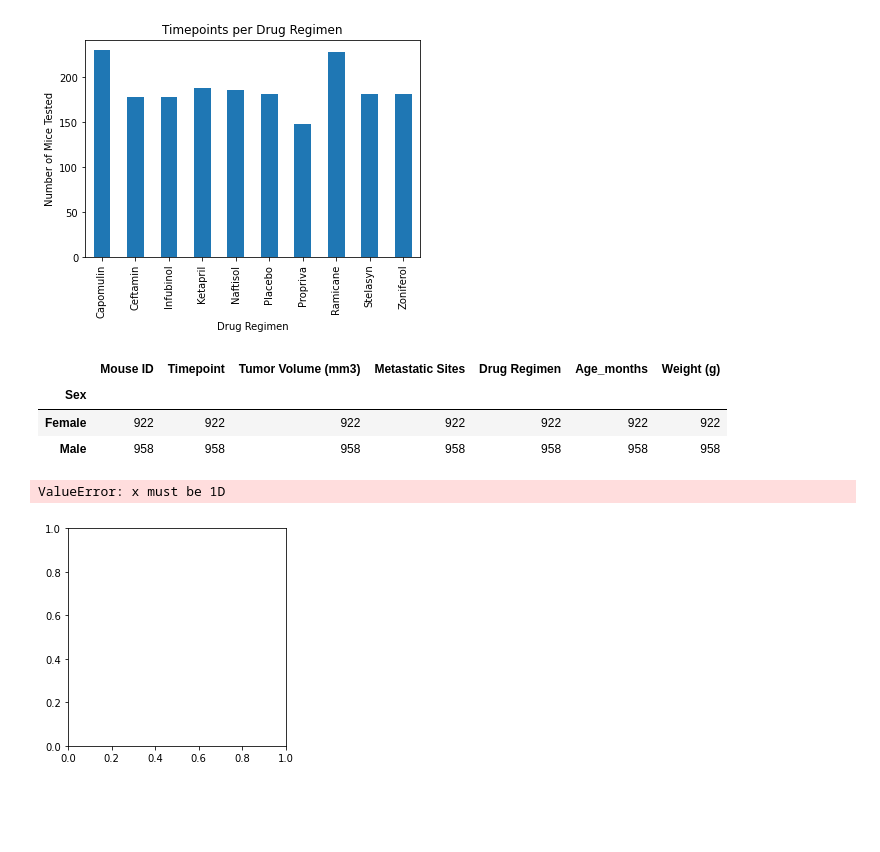
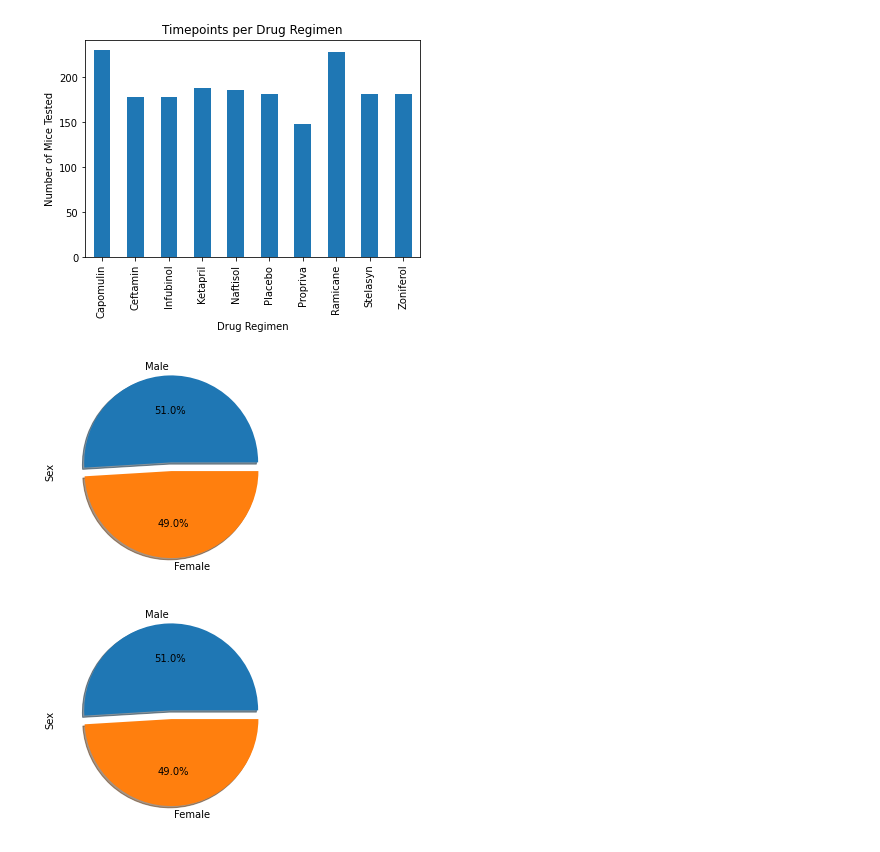
Before and after one commit to mvogel3/matplotlib-challenge, a Jupyter notebook: module_5_starter_code/Pymaceuticals/pymaceuticals_analysis.ipynb, the cells around one changed output. Drawn from its saved outputs; the diff is of its cells as text; code cells hidden in the pictures; blank space fills up the shorter version.

Commit message:
pie charts

```diff
--- a/module_5_starter_code/Pymaceuticals/pymaceuticals_analysis.ipynb
+++ b/module_5_starter_code/Pymaceuticals/pymaceuticals_analysis.ipynb
@@ -199,17 +199,23 @@ plt.ylabel("Number of Mice Tested")
 # %% [output]
 Text(0, 0.5, 'Number of Mice Tested')
 [figure]
-# %%
-# pie chart showing the the distribution of female versus male mice using pyplot
-sex_group = mouse_clean.groupby(["Sex"]).count()
-sex_group
-# %% [output]
-|  | Mouse ID | Timepoint | Tumor Volume (mm3) | Metastatic Sites | Drug Regimen | Age_months | Weight (g) |
-| Sex |  |  |  |  |  |  |  |
-| Female | 922 | 922 | 922 | 922 | 922 | 922 | 922 |
-| Male | 958 | 958 | 958 | 958 | 958 | 958 | 958 |
-# %%
-plt.pie(sex_group, labels=sex_group.index)
-# %% [output]
-ValueError: x must be 1D
-[figure, removed]
+# %%
+# pie chart showing the the distribution of female versus male mice using pyplot
+sex_count = mouse_clean["Sex"].value_counts()
+explode = (0.1, 0)
+plt.pie(sex_count.values, labels=sex_count.index, explode = explode, autopct='%1.1f%%',
+        shadow=True, startangle=0)
+# plt.ylabel used to match the starter code image
+plt.ylabel("Sex")
+# plt.title("Sex", pad=30)
+# plt.axis("equal")
+plt.show()
+# %% [output]
+[figure, added]
+# %%
+# same pie chart using pandas
+sex_count.plot(kind="pie", explode = explode, autopct='%1.1f%%',
+        shadow=True, startangle=0)
+plt.show()
+# %% [output]
+[figure, added]
```
